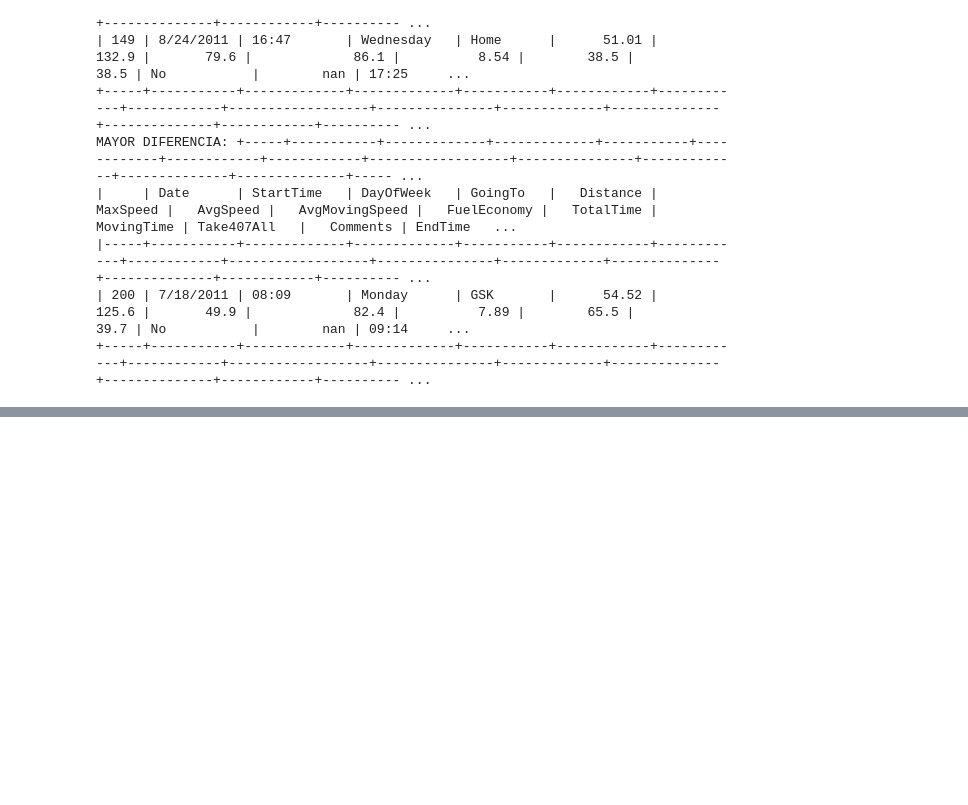
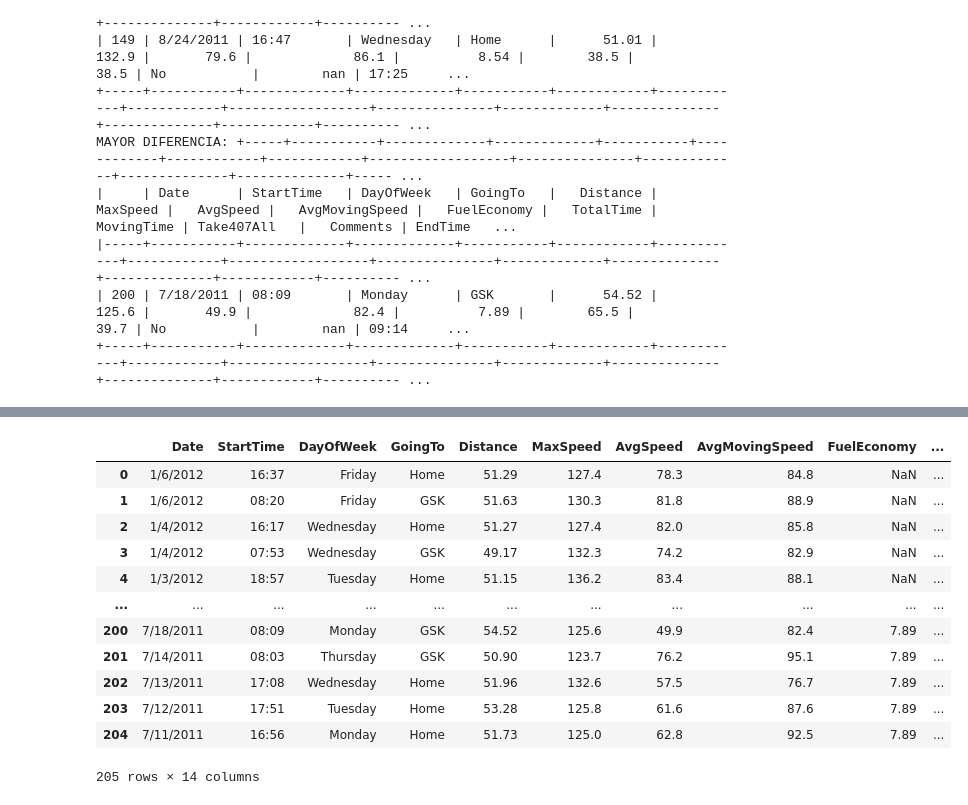
Before and after one commit to diegoguizanlopez/BigDataEIa, a Jupyter notebook: Big_Data/Sitemas_De_Big_Data/2_Trimestre/Tema_3/Tiempo/Travel-Times.ipynb, the cells around one changed output, grey strips where cells are left out. Cells and saved outputs as stored; diff of their text form; code cells hidden in the pictures; blank space fills up the shorter version.

Commit message:
Times

```diff
--- a/Big_Data/Sitemas_De_Big_Data/2_Trimestre/Tema_3/Tiempo/Travel-Times.ipynb
+++ b/Big_Data/Sitemas_De_Big_Data/2_Trimestre/Tema_3/Tiempo/Travel-Times.ipynb
@@ -26,7 +28,7 @@ df
 # %%
 import datetime
 
-df['EndTime']=(pd.to_datetime(df['StartTime'],format="%H:%M")+pd.TimedeltaIndex(df['TotalTime'],'m')).dt.strftime("%H:%M")
+df['EndTime']=(pd.to_datetime(df['StartTime'],format="%H:%M")+pd.to_timedelta(df['TotalTime'],'m')).dt.strftime("%H:%M")
 df
 # %% [output]
 |  | Date | StartTime | DayOfWeek | GoingTo | Distance | MaxSpeed | AvgSpeed | AvgMovingSpeed | FuelEconomy | ... |
@@ -109,0 +101,3 @@ MAYOR DIFERENCIA: +-----+-----------+-------------+-------------+-----------+---
+# %%
+df_nulos = df.isna().sum()
+df = df.drop(columns=df_nulos[df_nulos>df.shape[0]/2].index)
@@ -109,0 +126,18 @@ MAYOR DIFERENCIA: +-----+-----------+-------------+-------------+-----------+---
+# %%
+#df = df.fillna(method='ffill')
+df = df.ffill()
+df
+# %% [output]
+|  | Date | StartTime | DayOfWeek | GoingTo | Distance | MaxSpeed | AvgSpeed | AvgMovingSpeed | FuelEconomy | ... |
+| 0 | 1/6/2012 | 16:37 | Friday | Home | 51.29 | 127.4 | 78.3 | 84.8 | NaN | ... |
+| 1 | 1/6/2012 | 08:20 | Friday | GSK | 51.63 | 130.3 | 81.8 | 88.9 | NaN | ... |
+| 2 | 1/4/2012 | 16:17 | Wednesday | Home | 51.27 | 127.4 | 82.0 | 85.8 | NaN | ... |
+| 3 | 1/4/2012 | 07:53 | Wednesday | GSK | 49.17 | 132.3 | 74.2 | 82.9 | NaN | ... |
+| 4 | 1/3/2012 | 18:57 | Tuesday | Home | 51.15 | 136.2 | 83.4 | 88.1 | NaN | ... |
+| ... | ... | ... | ... | ... | ... | ... | ... | ... | ... | ... |
+| 200 | 7/18/2011 | 08:09 | Monday | GSK | 54.52 | 125.6 | 49.9 | 82.4 | 7.89 | ... |
+| 201 | 7/14/2011 | 08:03 | Thursday | GSK | 50.90 | 123.7 | 76.2 | 95.1 | 7.89 | ... |
+| 202 | 7/13/2011 | 17:08 | Wednesday | Home | 51.96 | 132.6 | 57.5 | 76.7 | 7.89 | ... |
+| 203 | 7/12/2011 | 17:51 | Tuesday | Home | 53.28 | 125.8 | 61.6 | 87.6 | 7.89 | ... |
+| 204 | 7/11/2011 | 16:56 | Monday | Home | 51.73 | 125.0 | 62.8 | 92.5 | 7.89 | ... |
+205 rows × 14 columns
```
Also changed, not shown: parts of 13 cells of this notebook.
